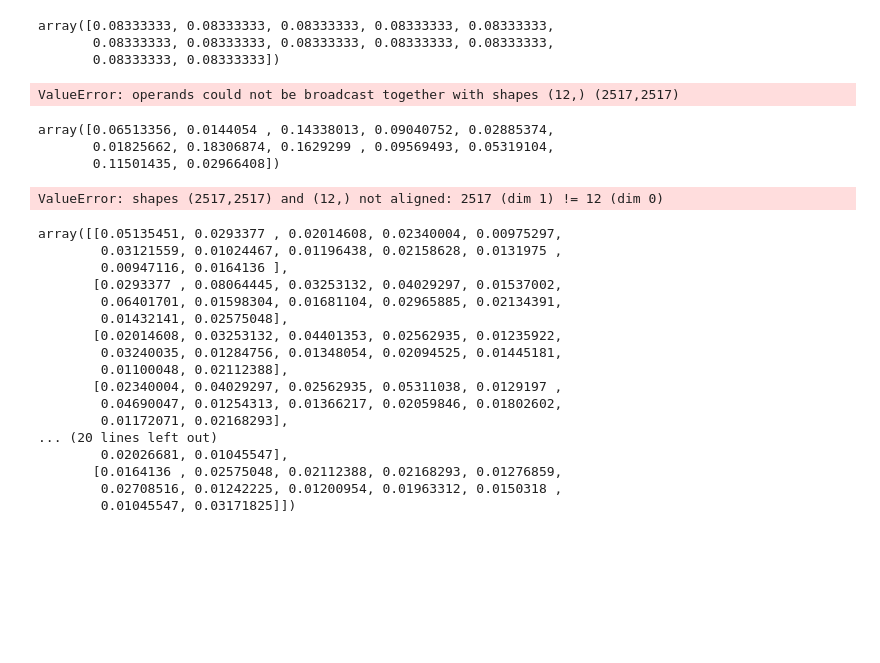
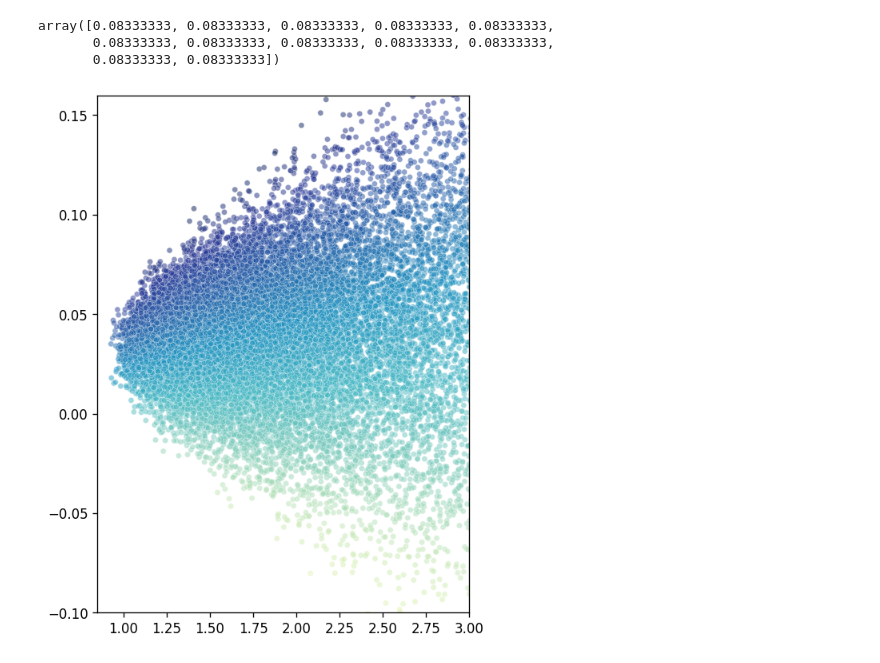
Before and after one commit to nabeel-io/Modern_Portfolio_Theory, a Jupyter notebook: Untitled.ipynb, the cells around one changed output. Drawn from its saved outputs; the diff is of its cells as text; code cells hidden in the pictures; blank space fills up the shorter version.

```diff
--- a/Untitled.ipynb
+++ b/Untitled.ipynb
@@ -174,44 +192,33 @@ array([0.08333333, 0.08333333, 0.08333333, 0.08333333, 0.08333333,
        0.08333333, 0.08333333, 0.08333333, 0.08333333, 0.08333333,
        0.08333333, 0.08333333])
 # %%
-random = np.random.random(120000).reshape(10000,12)
+row = 30000
+col = 12
+random = np.random.normal(size=row*col).reshape(row,col)
 sum_ = random.sum(axis=1)
 weights = []
-for idx in range(10000):
-    weight = random[i]/sum_[1]
+for idx in range(row):
+    weight = random[idx]/sum_[idx]
     weights.append(weight)
 weights = np.array(weights)
 # %%
-weights[1].T*np.cov(df)*weights[1]
+mean = []
+sd = []
+covar = np.array(df.cov())
+daily_mean = np.array(df.mean())
+for idx in range(weights.shape[0]):
+    w = weights[idx].reshape(-1,1)
+    port_mean = np.dot(w.T,daily_mean)
+    port_sd = np.sqrt(np.dot(w.T, np.dot(covar,w)))
+    mean.append(port_mean)
+    sd.append(port_sd)
+mean = np.array(mean).reshape(row,)
+sd = np.array(sd).reshape(row,)
+sharpe = mean/sd
-# %% [output]
-ValueError: operands could not be broadcast together with shapes (12,) (2517,2517)
-# %%
-(random[1]/sum_[1])
-# %% [output]
-array([0.06513356, 0.0144054 , 0.14338013, 0.09040752, 0.02885374,
-       0.01825662, 0.18306874, 0.1629299 , 0.09569493, 0.05319104,
-       0.11501435, 0.02966408])
-# %%
-np.dot(np.cov(df),weights[1])
-# %% [output]
-ValueError: shapes (2517,2517) and (12,) not aligned: 2517 (dim 1) != 12 (dim 0)
-# %%
-np.dot(weight[1].T,np.dot(np.array(df.cov()), weight[1]))
-# %% [output]
-array([[0.05135451, 0.0293377 , 0.02014608, 0.02340004, 0.00975297,
-        0.03121559, 0.01024467, 0.01196438, 0.02158628, 0.0131975 ,
-        0.00947116, 0.0164136 ],
-       [0.0293377 , 0.08064445, 0.03253132, 0.04029297, 0.01537002,
-        0.06401701, 0.01598304, 0.01681104, 0.02965885, 0.02134391,
-        0.01432141, 0.02575048],
-       [0.02014608, 0.03253132, 0.04401353, 0.02562935, 0.01235922,
-        0.03240035, 0.01284756, 0.01348054, 0.02094525, 0.01445181,
-        0.01100048, 0.02112388],
-       [0.02340004, 0.04029297, 0.02562935, 0.05311038, 0.0129197 ,
-        0.04690047, 0.01254313, 0.01366217, 0.02059846, 0.01802602,
-        0.01172071, 0.02168293],
-... (20 lines left out)
-        0.02026681, 0.01045547],
-       [0.0164136 , 0.02575048, 0.02112388, 0.02168293, 0.01276859,
-        0.02708516, 0.01242225, 0.01200954, 0.01963312, 0.0150318 ,
-        0.01045547, 0.03171825]])
+# %%
+plt.figure(figsize=(5,7),dpi=120)
+ax = sns.scatterplot(x=sd, y=mean, color="red", size= 2,alpha=0.5, hue=sharpe, palette="YlGnBu", legend=False)
+ax.set_xlim(0.85,3)
+ax.set_ylim(-0.1,0.16);
+# %% [output]
+[figure, added]
```
Also changed, not shown: parts of 12 cells of this notebook.
